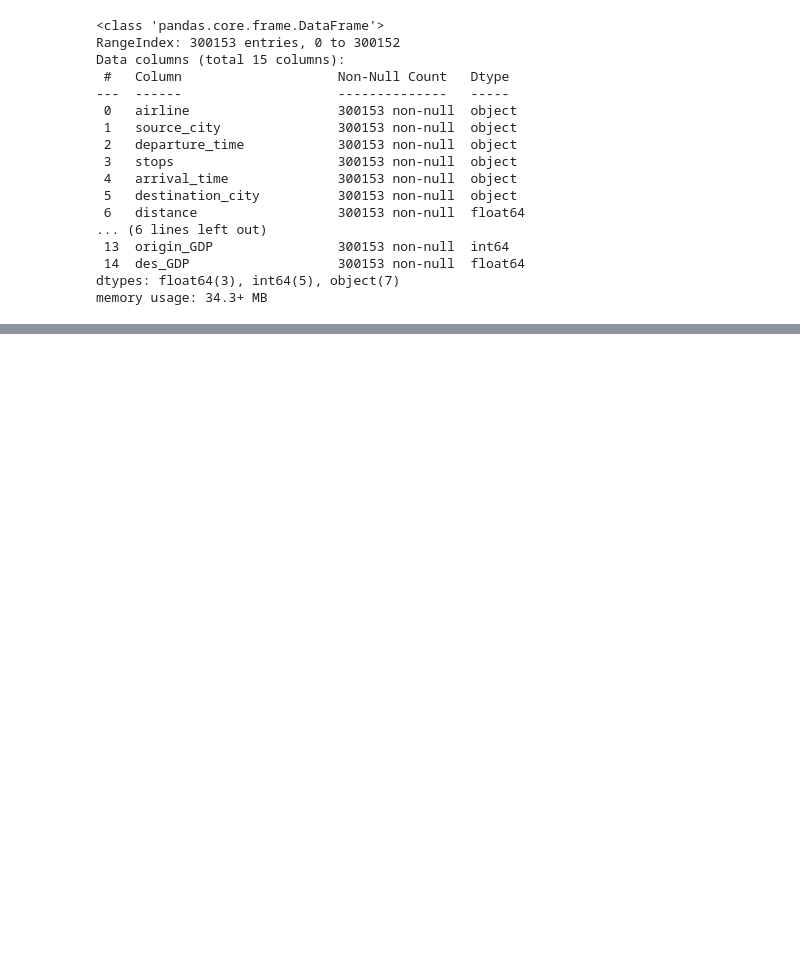
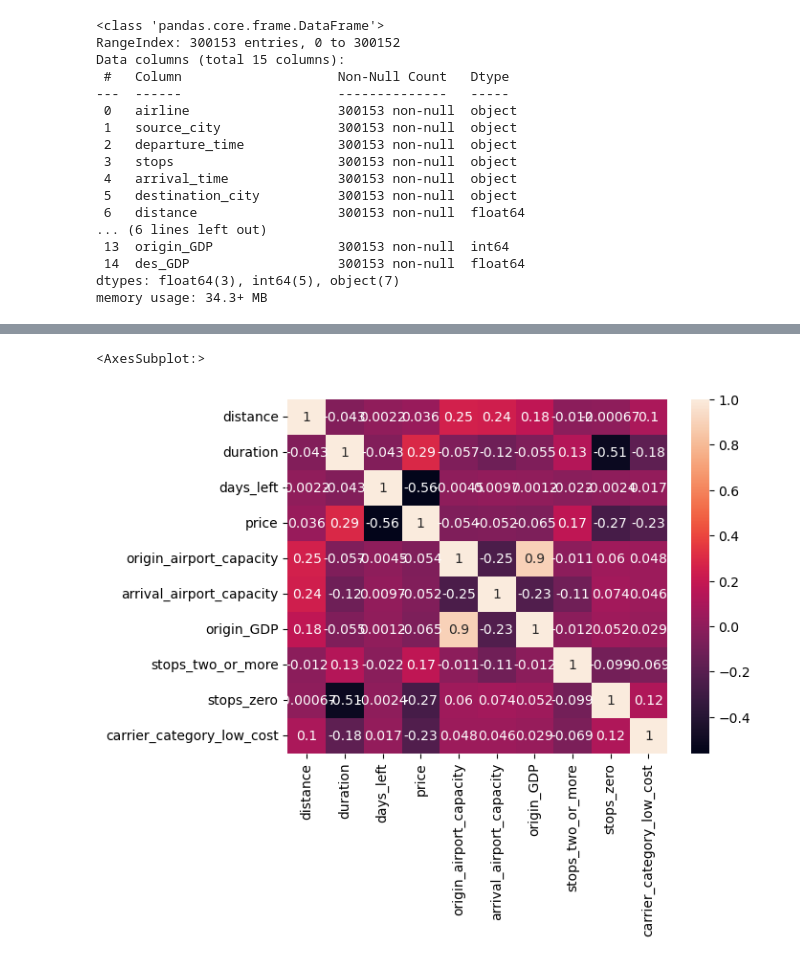
Before and after one commit to sdingx/Flight_Price_Prediction, a Jupyter notebook: test.ipynb, the cells around one changed output, grey strips where cells are left out. Saved outputs shown, nothing was run; the diff lists cells and outputs as text; code cells hidden in the pictures; blank space fills up the shorter version.

```diff
--- a/test.ipynb
+++ b/test.ipynb
@@ -79,0 +70,6 @@ memory usage: 34.3+ MB
+# %%
+# half the heatmap
+sns.heatmap(pd.get_dummies(df, columns=['stops', 'carrier_category'], drop_first=True).corr(), annot=True)
+# %% [output]
+<AxesSubplot:>
+[figure, added]
```
Also changed, not shown: parts of 17 cells of this notebook, 8 other files.
